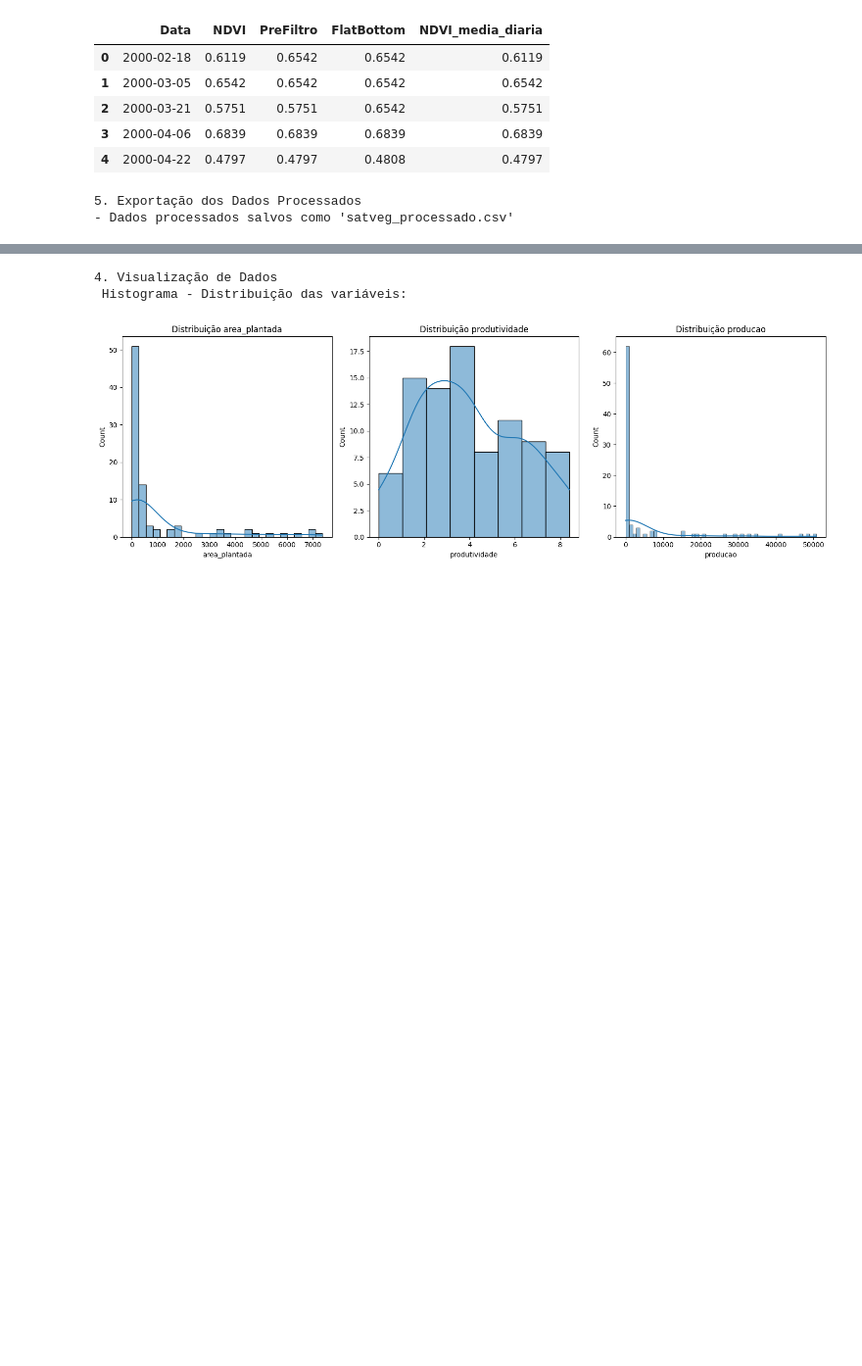
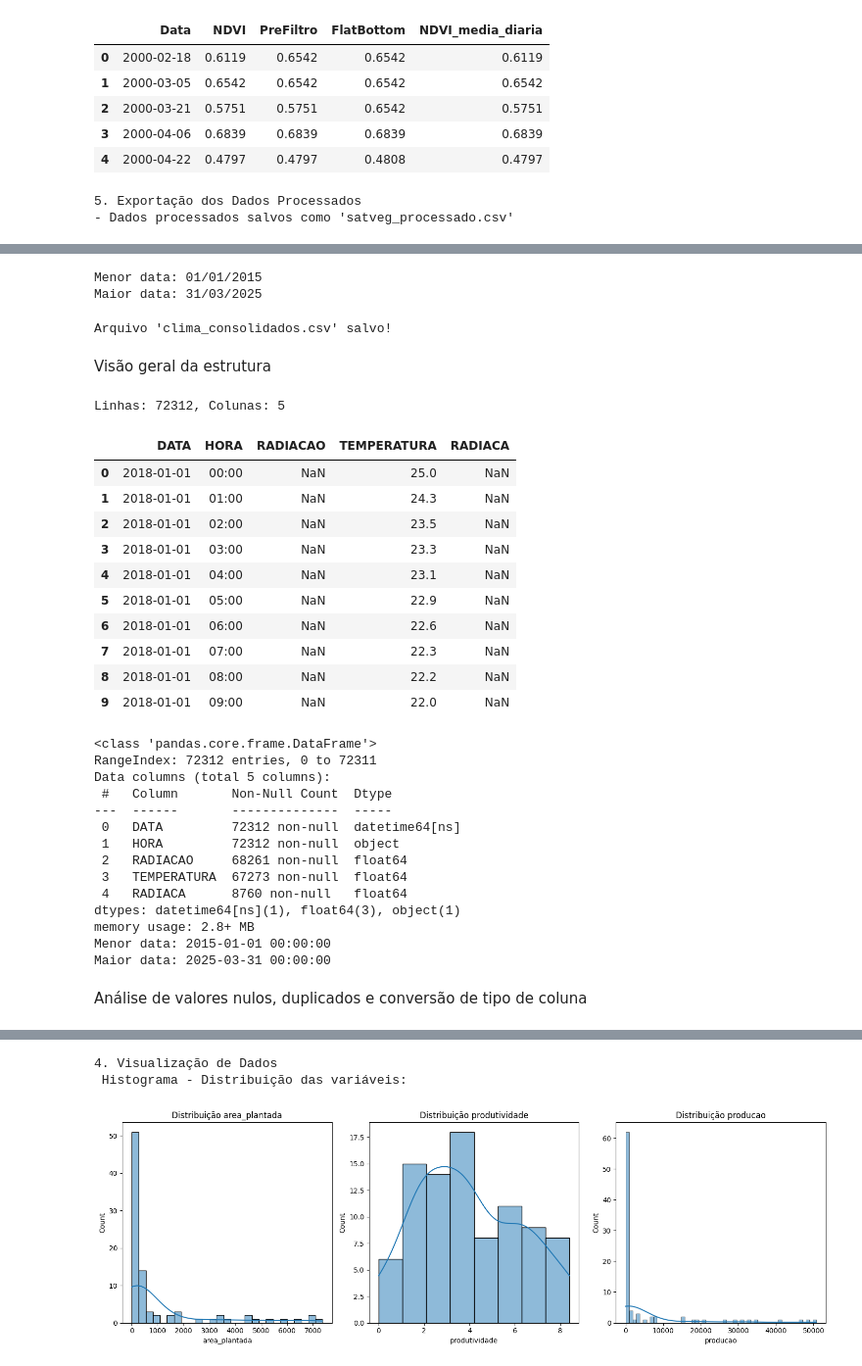
Before and after one commit to juhungaro/Pipoca, a Jupyter notebook: Entrega2.ipynb, the cells around one changed output, grey strips where cells are left out. Shown at 98% size. Drawn from its saved outputs; the diff is of its cells as text; code cells hidden in the pictures; blank space fills up the shorter version.

```diff
--- a/Entrega2.ipynb
+++ b/Entrega2.ipynb
@@ -287,0 +305,14 @@ print("- Dados processados salvos como 'satveg_processado.csv'")
+# %%
+# Lista de DataFrames
+dfs = []
+for fname in uploaded.keys():
+    # Ensure 'fname' is a string, not bytes
+    if isinstance(fname, bytes):
+        fname = fname.decode('utf-8')
+    dfs.append(pd.read_csv(fname, encoding='latin1', sep=';'))
+
+# Juntar todos na ordem do upload
+df_climatotal = pd.concat(dfs, ignore_index=True)
+
+print(f"\nBase consolidada: {df_climatotal.shape[0]} linhas x {df_climatotal.shape[1]} colunas.")
+display(df_climatotal.head())
@@ -287,0 +327,64 @@ print("- Dados processados salvos como 'satveg_processado.csv'")
+# %%
+# Validar os periodos do dataframe
+df_climatotal['DATA'] = pd.to_datetime(df_climatotal['DATA'], format='%d/%m/%Y')
+
+# 2. Encontrar a menor e maior data:
+menor_data = df_climatotal['DATA'].min()
+maior_data = df_climatotal['DATA'].max()
+
+# 3. Mostrar
+print("Menor data:", menor_data.strftime('%d/%m/%Y'))
+print("Maior data:", maior_data.strftime('%d/%m/%Y'))
+
+df_climatotal['RADIACAO'] = df_climatotal['RADIACAO'].replace(-9999, np.nan)
+df_climatotal['TEMPERATURA'] = df_climatotal['TEMPERATURA'].replace(-9999, np.nan)
+# %% [output]
+Menor data: 01/01/2015
+Maior data: 31/03/2025
+# %%
+df_climatotal.to_csv('clima_consolidados.csv', index=False)
+print("Arquivo 'clima_consolidados.csv' salvo!")
+# %% [output]
+Arquivo 'clima_consolidados.csv' salvo!
+# %% [markdown]
+Visão geral da estrutura
+# %%
+# Tamanho do dataset
+print(f"Linhas: {df_climatotal.shape[0]}, Colunas: {df_climatotal.shape[1]}")
+
+# Mostra os primeiros registros
+display(df_climatotal.head(10))
+
+# Informações gerais das colunas
+df_climatotal.info()
+
+# Checa as primeiras datas (caso ainda precise revisar datas)
+print("Menor data:", df_climatotal['DATA'].min())
+print("Maior data:", df_climatotal['DATA'].max())
+# %% [output]
+Linhas: 72312, Colunas: 5
+|  | DATA | HORA | RADIACAO | TEMPERATURA | RADIACA |
+| 0 | 2018-01-01 | 00:00 | NaN | 25.0 | NaN |
+| 1 | 2018-01-01 | 01:00 | NaN | 24.3 | NaN |
+| 2 | 2018-01-01 | 02:00 | NaN | 23.5 | NaN |
+| 3 | 2018-01-01 | 03:00 | NaN | 23.3 | NaN |
+| 4 | 2018-01-01 | 04:00 | NaN | 23.1 | NaN |
+| 5 | 2018-01-01 | 05:00 | NaN | 22.9 | NaN |
+| 6 | 2018-01-01 | 06:00 | NaN | 22.6 | NaN |
+| 7 | 2018-01-01 | 07:00 | NaN | 22.3 | NaN |
+| 8 | 2018-01-01 | 08:00 | NaN | 22.2 | NaN |
+| 9 | 2018-01-01 | 09:00 | NaN | 22.0 | NaN |
+<class 'pandas.core.frame.DataFrame'>
+RangeIndex: 72312 entries, 0 to 72311
+Data columns (total 5 columns):
+ #   Column       Non-Null Count  Dtype
+---  ------       --------------  -----
+ 0   DATA         72312 non-null  datetime64[ns]
+ 1   HORA         72312 non-null  object
+ 2   RADIACAO     68261 non-null  float64
+ 3   TEMPERATURA  67273 non-null  float64
+ 4   RADIACA      8760 non-null   float64
+dtypes: datetime64[ns](1), float64(3), object(1)
+memory usage: 2.8+ MB
+Menor data: 2015-01-01 00:00:00
+Maior data: 2025-03-31 00:00:00
@@ -287,0 +396,2 @@ print("- Dados processados salvos como 'satveg_processado.csv'")
+# %% [markdown]
+Análise de valores nulos, duplicados e conversão de tipo de coluna
```
Also changed, not shown: parts of 50 cells of this notebook.
